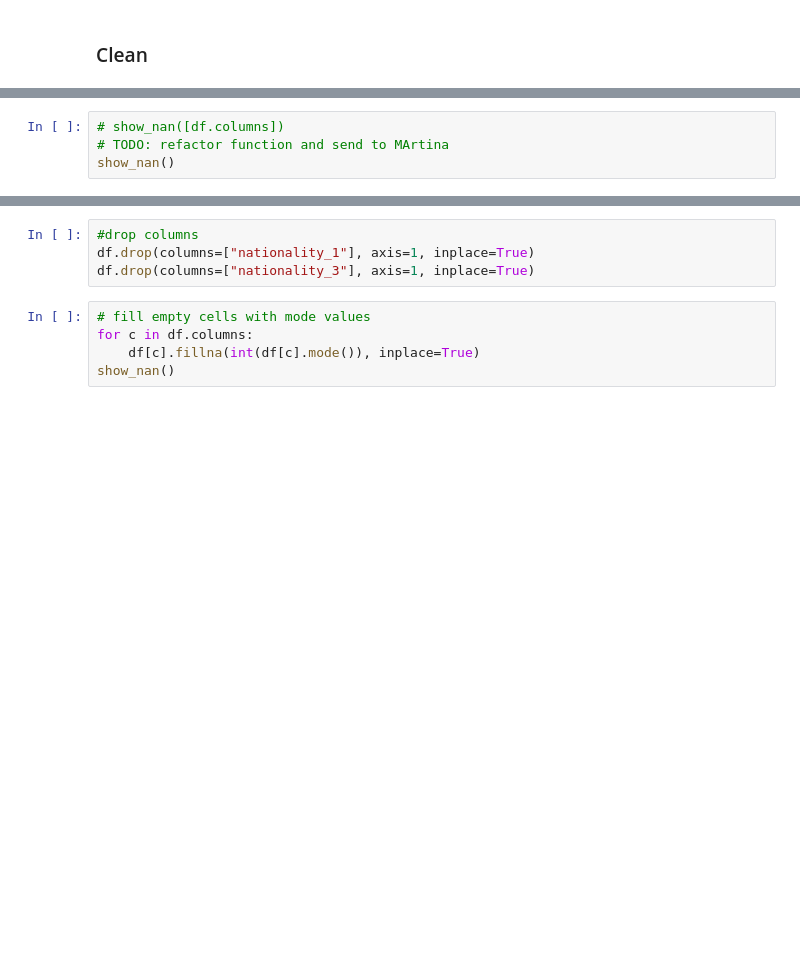
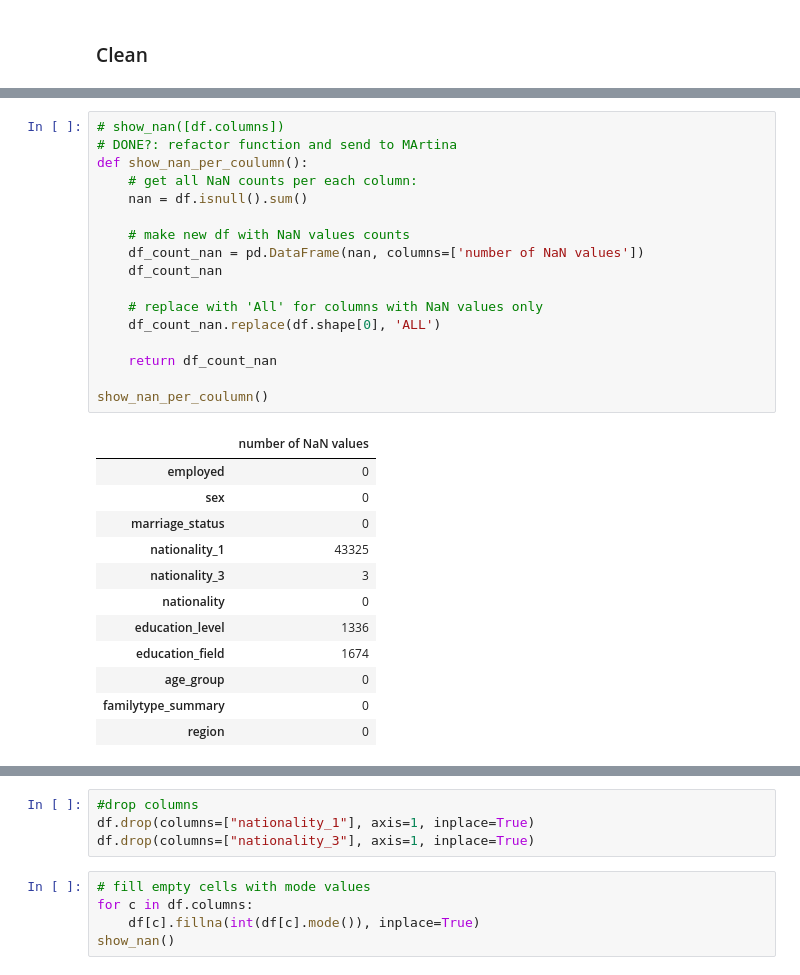
Before and after one commit to ProgressBG-Python-Course/ProgressBG-MLwithPython-Labs, a Jupyter notebook: students/Martina/ML_Project/project_new.ipynb, the cells around one changed output, grey strips where cells are left out. Drawn from its saved outputs; the diff is of its cells as text; blank space fills up the shorter version.

```diff
--- a/students/Martina/ML_Project/project_new.ipynb
+++ b/students/Martina/ML_Project/project_new.ipynb
@@ -185,4 +264,30 @@ def show_nan():
-# %%
-# show_nan([df.columns])
-# TODO: refactor function and send to MArtina
-show_nan()
+# %%
+# show_nan([df.columns])
+# DONE?: refactor function and send to MArtina
+def show_nan_per_coulumn():
+    # get all NaN counts per each column:
+    nan = df.isnull().sum()
+
+    # make new df with NaN values counts
+    df_count_nan = pd.DataFrame(nan, columns=['number of NaN values'])
+    df_count_nan
+
+    # replace with 'All' for columns with NaN values only
+    df_count_nan.replace(df.shape[0], 'ALL')
+
+    return df_count_nan
+
+show_nan_per_coulumn()
+# %% [output]
+|  | number of NaN values |
+| employed | 0 |
+| sex | 0 |
+| marriage_status | 0 |
+| nationality_1 | 43325 |
+| nationality_3 | 3 |
+| nationality | 0 |
+| education_level | 1336 |
+| education_field | 1674 |
+| age_group | 0 |
+| familytype_summary | 0 |
+| region | 0 |
```
Also changed, not shown: parts of 10 cells of this notebook, 2 other files.
